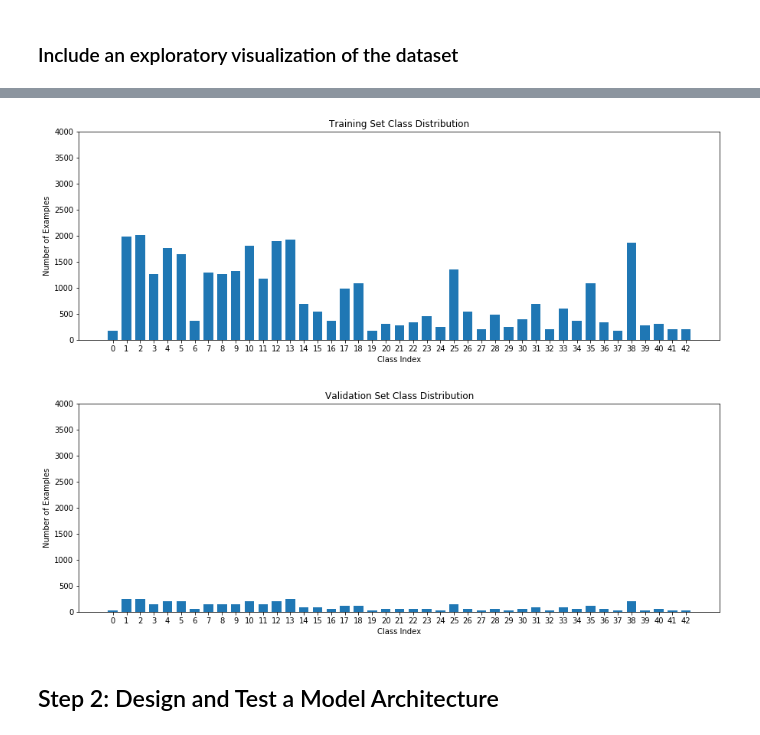
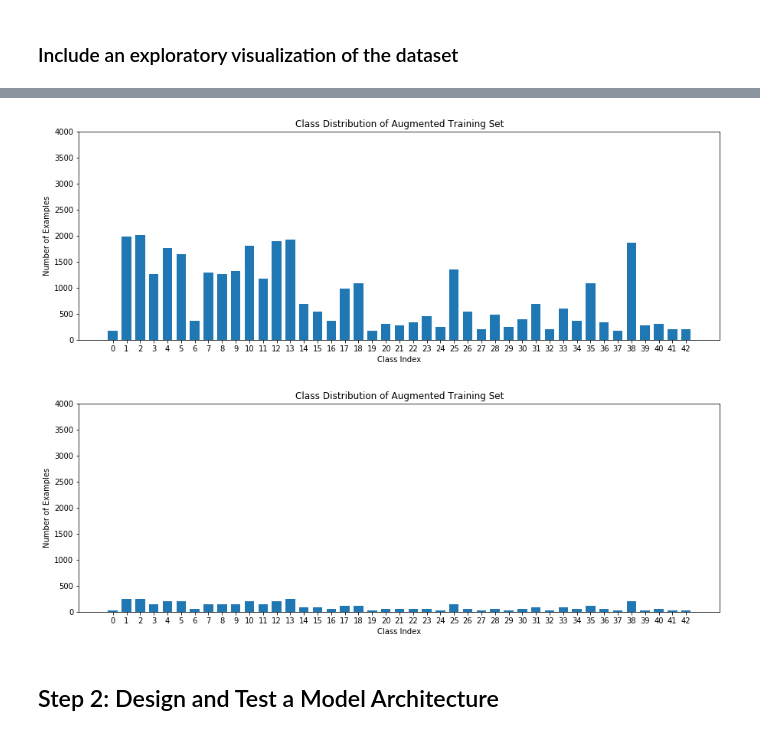
Before and after one commit to alexhagiopol/multiscale-CNN-classifier, a Jupyter notebook: Traffic_Sign_Classifier.ipynb, the cells around one changed output, grey strips where cells are left out. Cells and saved outputs as stored; diff of their text form; code cells hidden in the pictures.

```diff
--- a/Traffic_Sign_Classifier.ipynb
+++ b/Traffic_Sign_Classifier.ipynb
@@ -71,27 +69,35 @@ plt.close()
 # %%
+classes = range(n_classes + 1)
+counts = []
+for sign_code in range(n_classes + 1):
+    image_list = list(np.where(y_train == sign_code)[0])
+    counts += [len(image_list)]
 plt.figure(figsize=(15,5))
-classes, counts = np.unique(y_train,return_counts=True)
 plt.bar(classes, counts, width=0.7, align='center')
 plt.ylabel('Number of Examples')
 plt.xlabel('Class Index')
 plt.xticks(np.arange(0, 43, 1.0))
+plt.title("Class Distribution of Augmented Training Set")
 plt.ylim([0,4000])
-plt.title('Training Set Class Distribution')
 plt.show()
 # %% [output]
-[figure, old version]
+[figure, new version]
 # %%
+classes = range(n_classes + 1)
+counts = []
+for sign_code in range(n_classes + 1):
+    image_list = list(np.where(y_valid == sign_code)[0])
+    counts += [len(image_list)]
 plt.figure(figsize=(15,5))
-classes, counts = np.unique(y_valid,return_counts=True)
 plt.bar(classes, counts, width=0.7, align='center')
 plt.ylabel('Number of Examples')
 plt.xlabel('Class Index')
 plt.xticks(np.arange(0, 43, 1.0))
+plt.title("Class Distribution of Augmented Training Set")
 plt.ylim([0,4000])
-plt.title('Validation Set Class Distribution')
 plt.show()
 # %% [output]
-[figure, old version]
+[figure, new version]
 # %% [markdown]
 ## Step 2: Design and Test a Model Architecture
 # %% [markdown]
```
Also changed, not shown: parts of 5 cells of this notebook, 2 other files.
